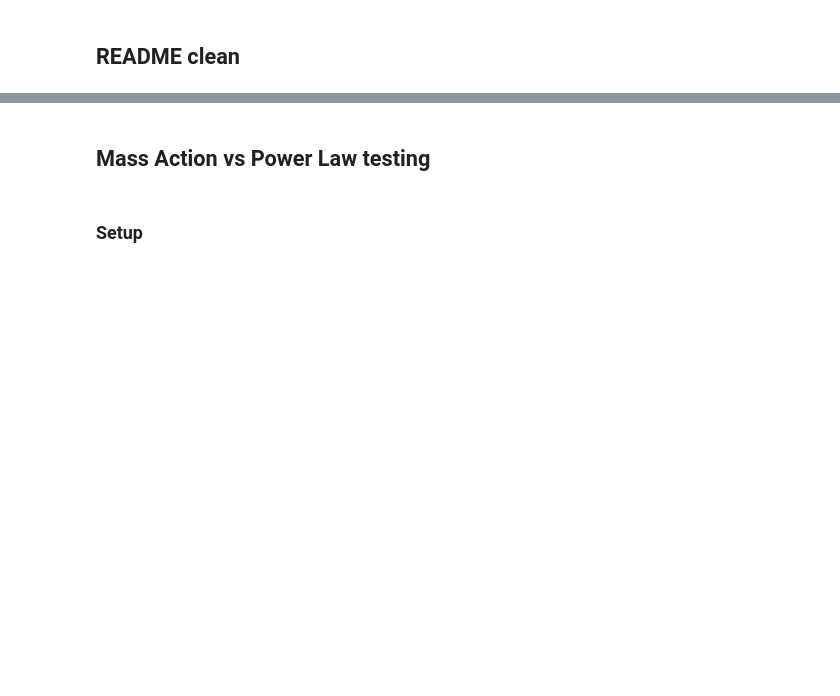
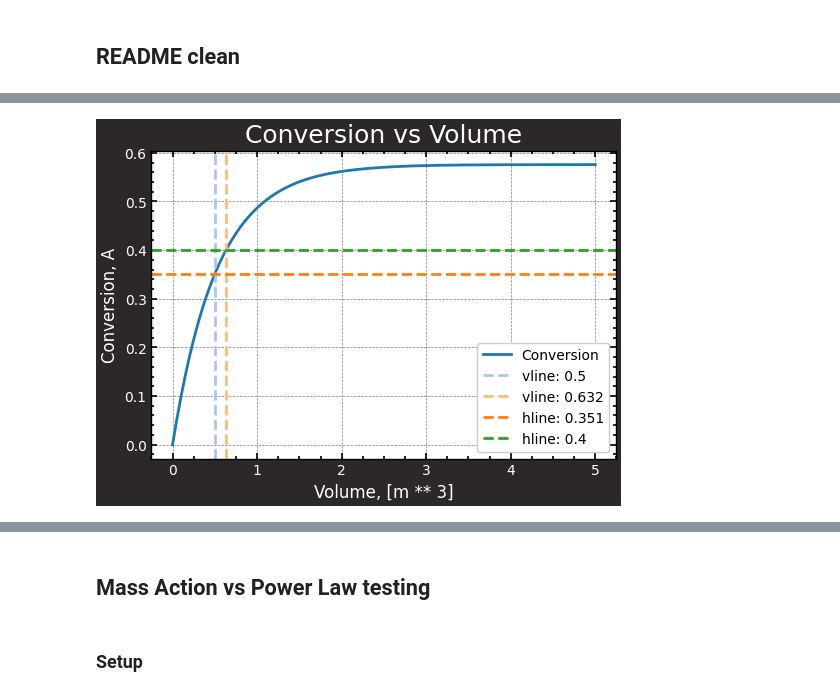
Before and after one commit to KABOSScodes/process_engineering_toolkit, a Jupyter notebook: notebooks/exploration.ipynb, the cells around one changed output, grey strips where cells are left out. Drawn from its saved outputs; the diff is of its cells as text; code cells hidden in the pictures; blank space fills up the shorter version.

Commit message:
Intermediate update with ReactorPlotter

```diff
--- a/notebooks/exploration.ipynb
+++ b/notebooks/exploration.ipynb
@@ -229,0 +26,12 @@ Required PFR volume [m3]: 0.6315620359590592
+# %%
+# Define units
+Pa = ureg.Pa
+atm = ureg.atm
+mol = ureg.mole
+J = ureg.joule
+K = ureg.kelvin
+L = ureg.liter
+s = ureg.s
+min = ureg.minute
+dm = ureg.decimeter
+m = ureg.meter
@@ -229,0 +101,8 @@ Required PFR volume [m3]: 0.6315620359590592
+# %%
+
+
+plotter = ReactorPlotter()
+# %%
+plotter.conversion_vs_volume(profile, "A", vlines=[0.5, V_req], hlines=[X, 0.4], legend_loc='best')
+# %% [output]
+[figure, added]
```
Also changed, not shown: parts of 27 cells of this notebook, 1 other file.
